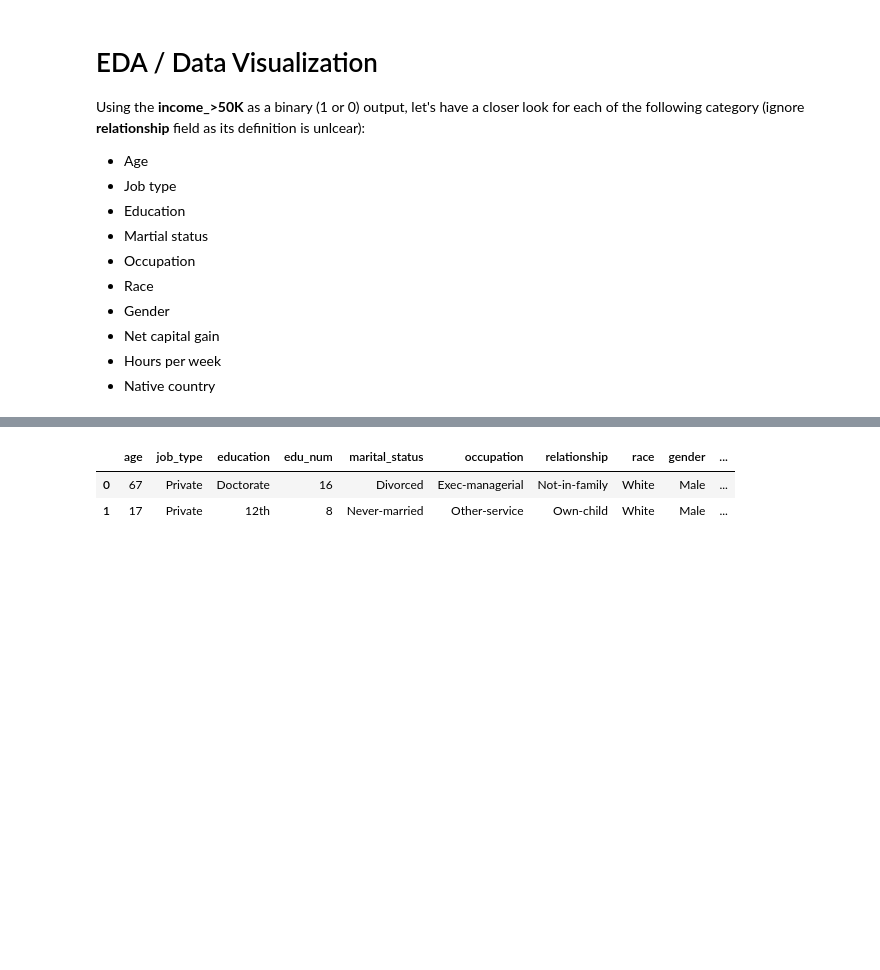
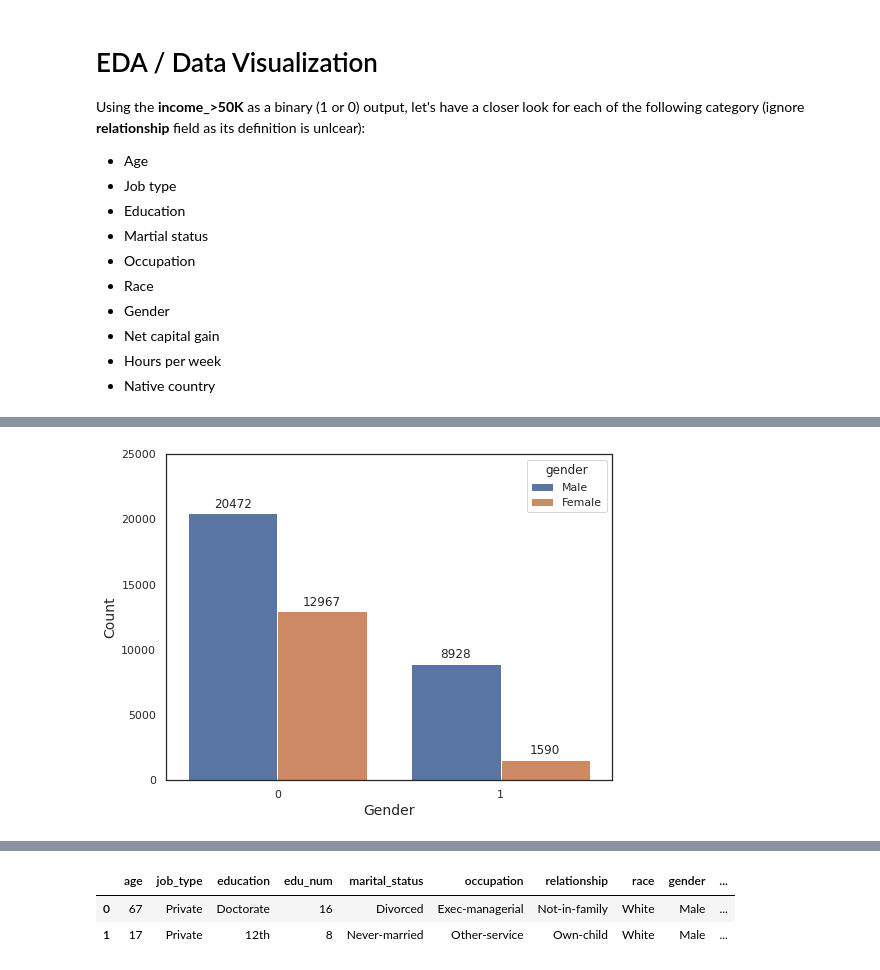
Before and after one commit to heesukjang/Income_Prediction, a Jupyter notebook: Income_Prediction.ipynb, the cells around one changed output, grey strips where cells are left out. Saved outputs shown, nothing was run; the diff lists cells and outputs as text; code cells hidden in the pictures; blank space fills up the shorter version.

```diff
--- a/Income_Prediction.ipynb
+++ b/Income_Prediction.ipynb
@@ -501,0 +533,13 @@ check_class_balance(X_train)
+# %%
+plt.figure(figsize=[8,6])
+ax = sns.countplot(X_train['income_>50K'], hue=X_train['gender'])
+plt.ylim(0,25000)
+plt.xlabel('Gender', fontsize=14)
+plt.ylabel('Count', fontsize=14)
+for p in ax.patches:
+      ax.annotate(format(p.get_height(), '.0f'),
+                (p.get_x() + p.get_width()/2.,
+                  p.get_height()), ha='center', va='center', size=15, xytext=(0,9),
+                textcoords = 'offset points', fontsize=12)
+# %% [output]
+[figure, added]
```
Also changed, not shown: parts of 8 cells of this notebook.
